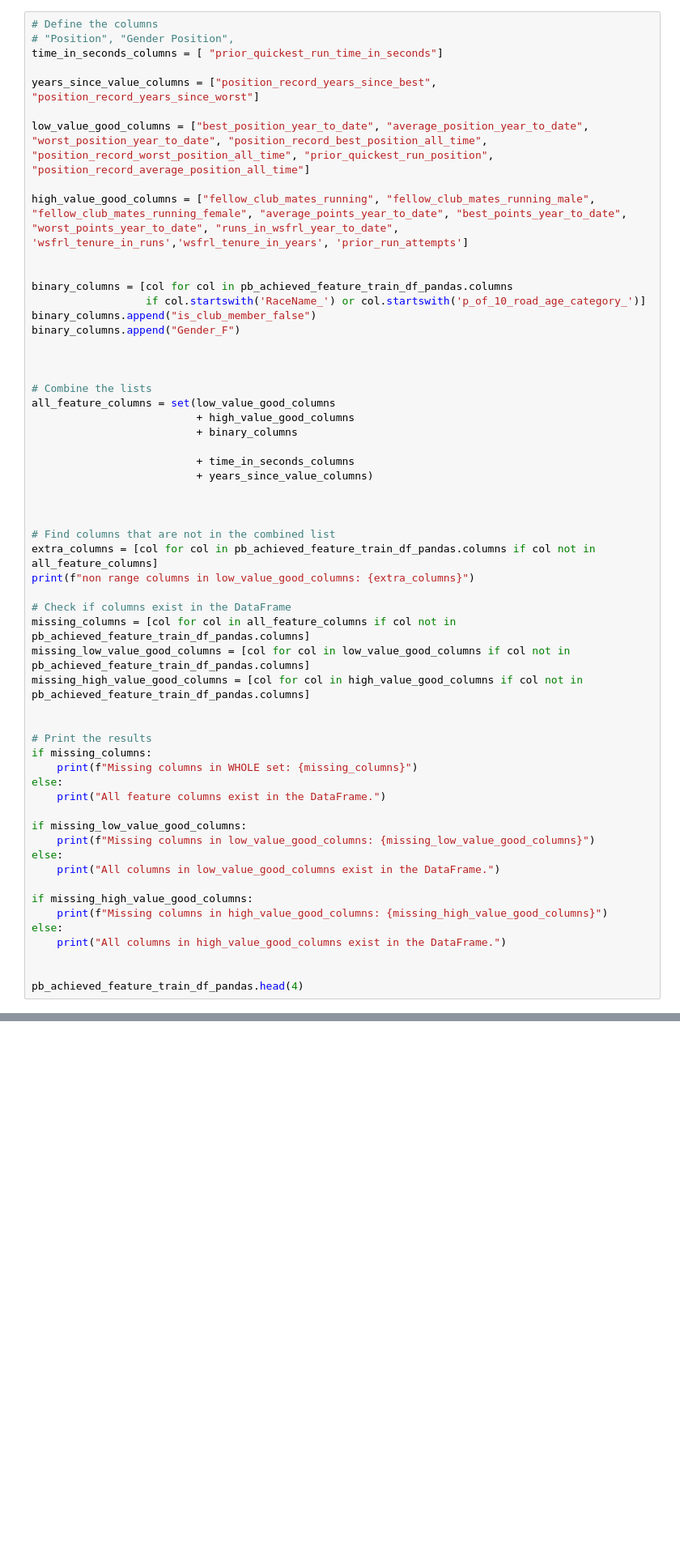
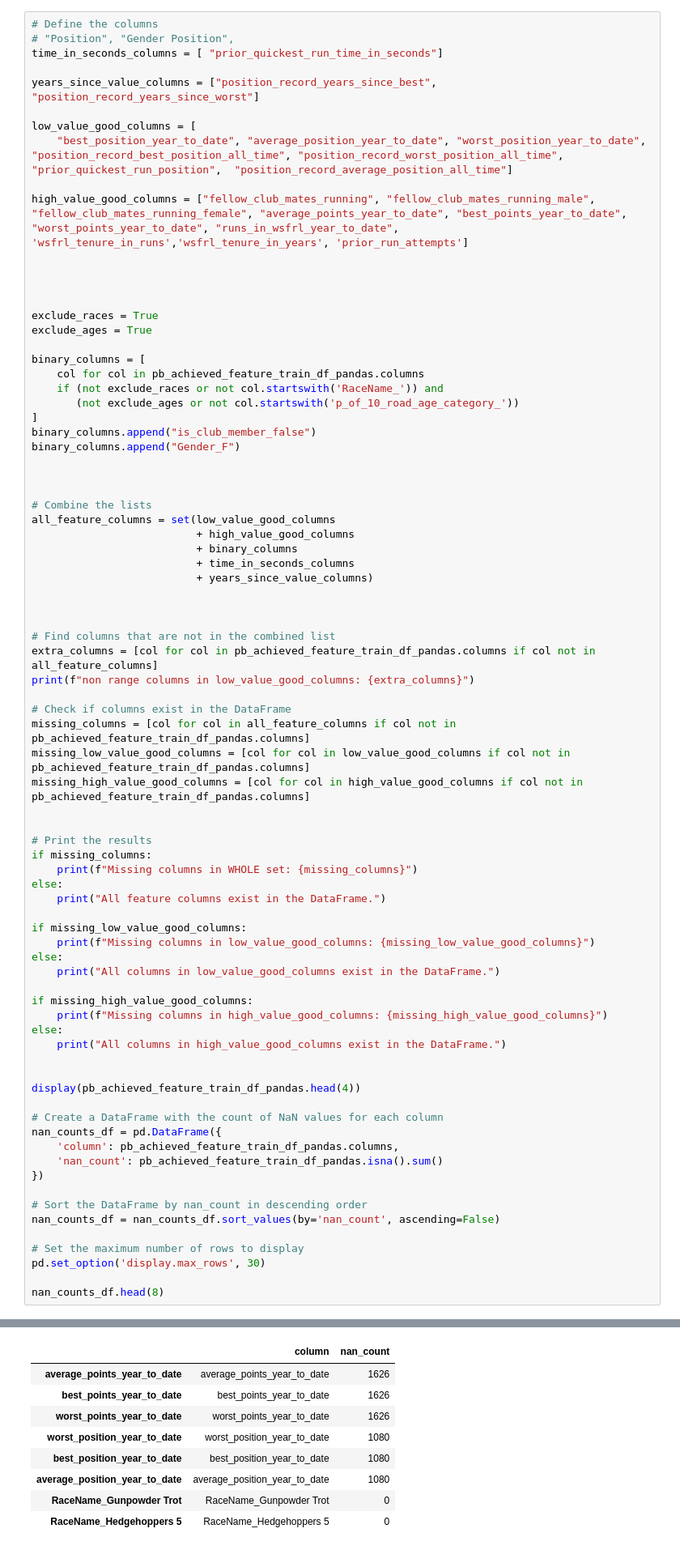
Before and after one commit to CoderGregH/wsfrl, a Jupyter notebook: WhatDrivesPb.ipynb, the cells around one changed output, grey strips where cells are left out. Shown at 81% size. Saved outputs shown, nothing was run; the diff lists cells and outputs as text; blank space fills up the shorter version.

```diff
--- a/WhatDrivesPb.ipynb
+++ b/WhatDrivesPb.ipynb
@@ -290,13 +297,22 @@ time_in_seconds_columns = [ "prior_quickest_run_time_in_seconds"]
 
 years_since_value_columns = ["position_record_years_since_best", "position_record_years_since_worst"]
 
-low_value_good_columns = ["best_position_year_to_date", "average_position_year_to_date", "worst_position_year_to_date", "position_record_best_position_all_time", "position_record_worst_position_all_time", "prior_quickest_run_position",  "position_record_average_position_all_time"]
+low_value_good_columns = [
+    "best_position_year_to_date", "average_position_year_to_date", "worst_position_year_to_date", "position_record_best_position_all_time", "position_record_worst_position_all_time", "prior_quickest_run_position",  "position_record_average_position_all_time"]
 
 high_value_good_columns = ["fellow_club_mates_running", "fellow_club_mates_running_male", "fellow_club_mates_running_female", "average_points_year_to_date", "best_points_year_to_date", "worst_points_year_to_date", "runs_in_wsfrl_year_to_date", 'wsfrl_tenure_in_runs','wsfrl_tenure_in_years', 'prior_run_attempts']
 
 
-binary_columns = [col for col in pb_achieved_feature_train_df_pandas.columns
-                  if col.startswith('RaceName_') or col.startswith('p_of_10_road_age_category_')]
+
+
+exclude_races = True
+exclude_ages = True
+
+binary_columns = [
+    col for col in pb_achieved_feature_train_df_pandas.columns
+    if (not exclude_races or not col.startswith('RaceName_')) and
+       (not exclude_ages or not col.startswith('p_of_10_road_age_category_'))
+]
 binary_columns.append("is_club_member_false")
 binary_columns.append("Gender_F")
 
@@ -306,7 +322,6 @@ binary_columns.append("Gender_F")
 all_feature_columns = set(low_value_good_columns
                           + high_value_good_columns
                           + binary_columns
-
                           + time_in_seconds_columns
                           + years_since_value_columns)
 
@@ -339,5 +354,19 @@ else:
     print("All columns in high_value_good_columns exist in the DataFrame.")
 
 
-pb_achieved_feature_train_df_pandas.head(4)
+display(pb_achieved_feature_train_df_pandas.head(4))
+
+# Create a DataFrame with the count of NaN values for each column
+nan_counts_df = pd.DataFrame({
+    'column': pb_achieved_feature_train_df_pandas.columns,
+    'nan_count': pb_achieved_feature_train_df_pandas.isna().sum()
+})
+
+# Sort the DataFrame by nan_count in descending order
+nan_counts_df = nan_counts_df.sort_values(by='nan_count', ascending=False)
+
+# Set the maximum number of rows to display
+pd.set_option('display.max_rows', 30)
+
+nan_counts_df.head(8)
 # %% [output]
@@ -345,12 +374,21 @@ non range columns in low_value_good_columns: []
 All feature columns exist in the DataFrame.
 All columns in low_value_good_columns exist in the DataFrame.
 All columns in high_value_good_columns exist in the DataFrame.
 |  | Gender_F | is_club_member_false | RaceName_Downland Dash | RaceName_Fittleworth | RaceName_Great Walstead 5 | ... |
 | 0 | 0 | 0 | 0 | 0 | 0 | ... |
 | 1 | 0 | 1 | 0 | 0 | 0 | ... |
 | 2 | 1 | 0 | 0 | 0 | 0 | ... |
 | 3 | 0 | 0 | 0 | 0 | 0 | ... |
 4 rows × 61 columns
+|  | column | nan_count |
+| average_points_year_to_date | average_points_year_to_date | 1626 |
+| best_points_year_to_date | best_points_year_to_date | 1626 |
+| worst_points_year_to_date | worst_points_year_to_date | 1626 |
+| worst_position_year_to_date | worst_position_year_to_date | 1080 |
+| best_position_year_to_date | best_position_year_to_date | 1080 |
+| average_position_year_to_date | average_position_year_to_date | 1080 |
+| RaceName_Gunpowder Trot | RaceName_Gunpowder Trot | 0 |
+| RaceName_Hedgehoppers 5 | RaceName_Hedgehoppers 5 | 0 |
 # %%
 import numpy as np
 from sklearn.impute import SimpleImputer
```
Also changed, not shown: parts of 18 cells of this notebook.
